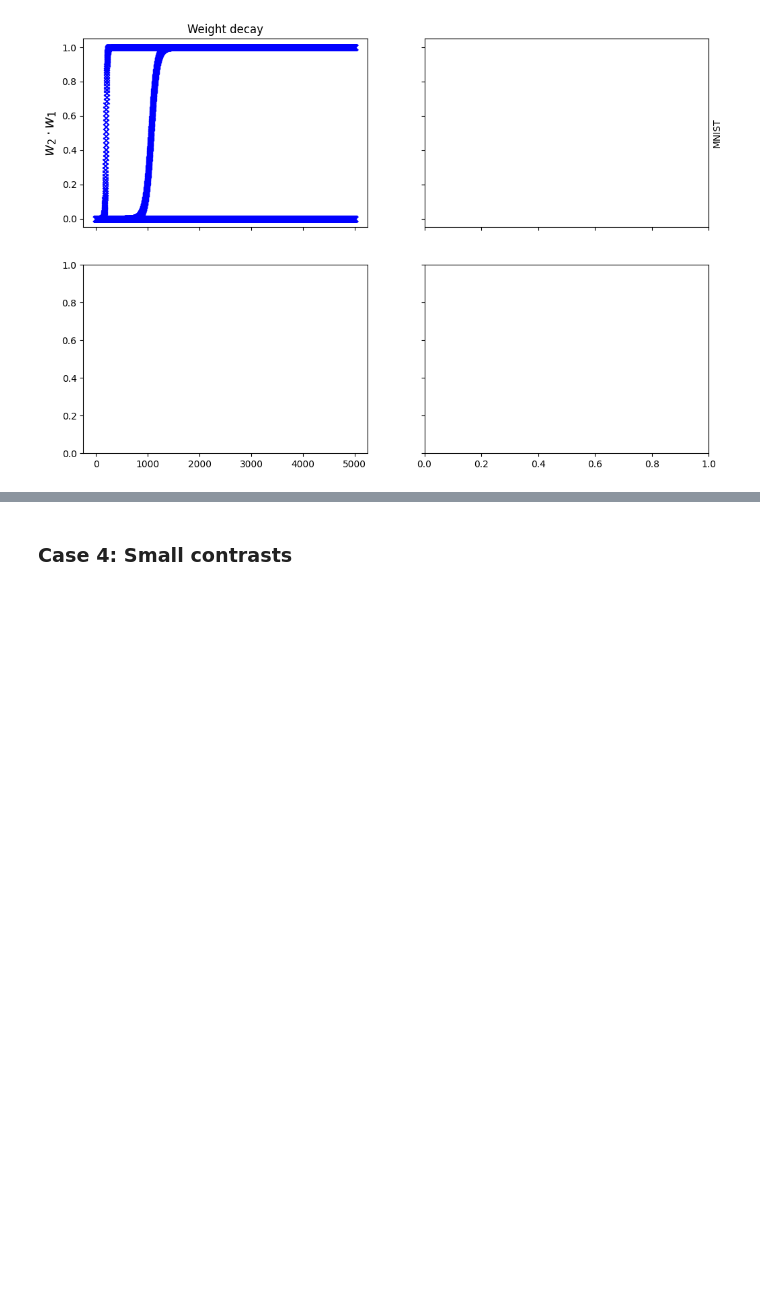
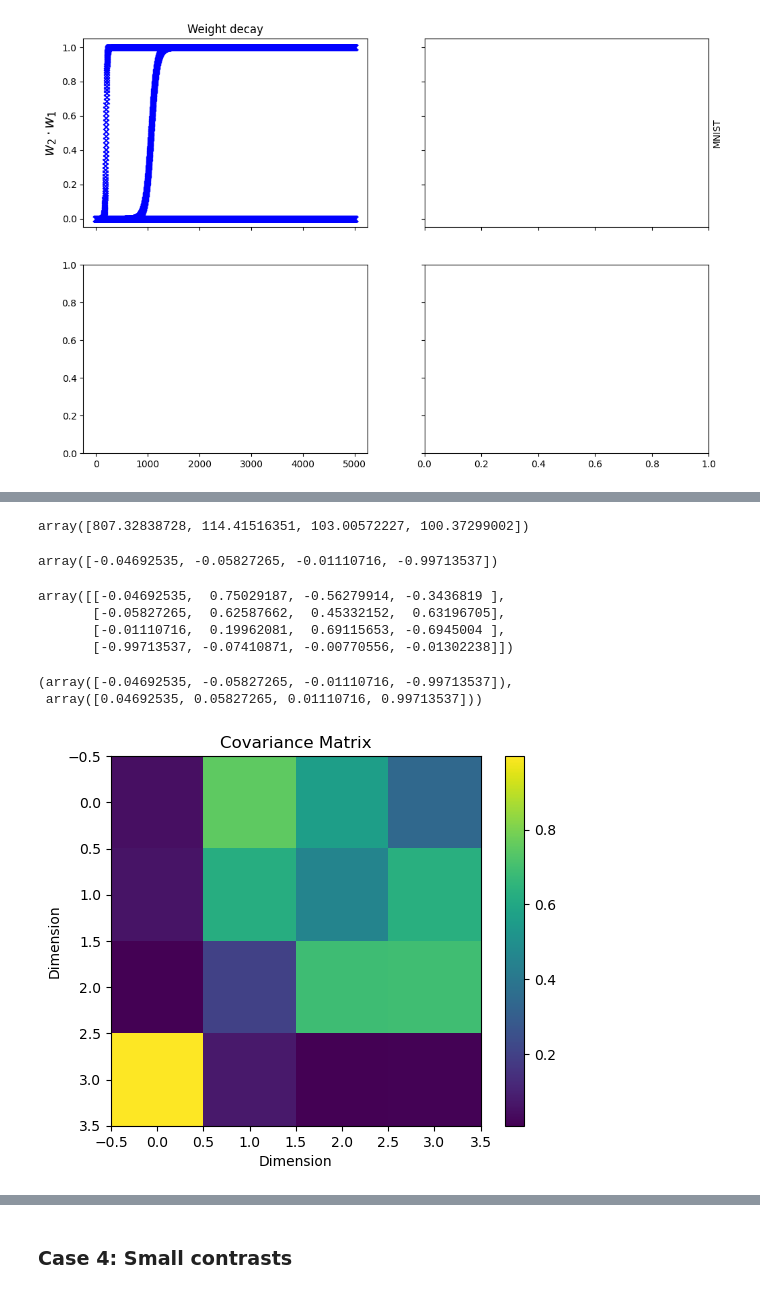
Before and after one commit to Frankalexej/aele, a Jupyter notebook: aele_3.ipynb, the cells around one changed output, grey strips where cells are left out. Drawn from its saved outputs; the diff is of its cells as text; code cells hidden in the pictures; blank space fills up the shorter version.

```diff
--- a/aele_3.ipynb
+++ b/aele_3.ipynb
@@ -569,0 +742,27 @@ plt.show()
+# %%
+# training means and shared std
+means_train = [
+    np.array([0.0, 0.0, 0.0, -2.5]),  # /y/
+    np.array([0.0, 0.0, 0.0, 2.5]),  # /i/
+]
+var_strength = 1.0  # Hz in all dimensions
+vars_train = [var_strength] * len(means_train)
+sizes_train = [100 // len(means_train)] * len(means_train)  # for example
+tags_train = ["y", "i"] # , "ø", "o"
+
+means_test = [
+    np.array([0.0, 5.0, -10.0, 0.0]),  # /ø/
+    np.array([0.0, 5.0, 10.0, 0.0]),  # /o/
+    np.array([0.0, 10.0, -10.0, 5.0]),  # /ɛ/
+    np.array([0.0, 10.0, 10.0, 5.0]),  # /ʌ/
+    np.array([0.0, 0.0, -10.0, 5.0]),  # /i/
+    np.array([0.0, 0.0, -10.0, 0.0]),  # /y/
+    np.array([0.0, 0.0, 10.0, 0.0]),  # /u/
+]
+vars_test = [var_strength] * len(means_test)
+sizes_test = [50] * len(means_test)  # for example
+tags_test = ["ø", "o", "ɛ", "ʌ", "i", "y", "u"]
+
+data_train, labels_train = generate_gmm_data(d=4, n_components=len(tags_train), random_state=calendar.timegm(time.gmtime()), means=means_train, vars=vars_train, sizes=sizes_train, tags=tags_train)
+
+data_test, labels_test = generate_gmm_data(d=4, n_components=len(tags_test), random_state=calendar.timegm(time.gmtime()) + 1, means=means_test, vars=vars_test, sizes=sizes_test, tags=tags_test)
@@ -569,0 +771,7 @@ plt.show()
+# %%
+corr_mat = compute_correlation_matrix(data_train, data_train)
+U, S, V = np.linalg.svd(corr_mat)
+# %%
+S
+# %% [output]
+array([807.32838728, 114.41516351, 103.00572227, 100.37299002])
@@ -569,0 +781,26 @@ plt.show()
+# %%
+U @ np.array([1, 0, 0, 0])
+# %% [output]
+array([-0.04692535, -0.05827265, -0.01110716, -0.99713537])
+# %%
+U
+# %% [output]
+array([[-0.04692535,  0.75029187, -0.56279914, -0.3436819 ],
+       [-0.05827265,  0.62587662,  0.45332152,  0.63196705],
+       [-0.01110716,  0.19962081,  0.69115653, -0.6945004 ],
+       [-0.99713537, -0.07410871, -0.00770556, -0.01302238]])
+# %%
+U @ np.array([1, 0, 0, 0]), U @ np.array([-1, 0, 0, 0])
+# %% [output]
+(array([-0.04692535, -0.05827265, -0.01110716, -0.99713537]),
+ array([0.04692535, 0.05827265, 0.01110716, 0.99713537]))
+# %%
+plt.figure()
+plt.imshow(abs(U), aspect='equal')
+plt.colorbar()
+plt.title("Covariance Matrix")
+plt.xlabel("Dimension")
+plt.ylabel("Dimension")
+plt.show()
+# %% [output]
+[figure, added]
```
Also changed, not shown: parts of 70 cells of this notebook.
